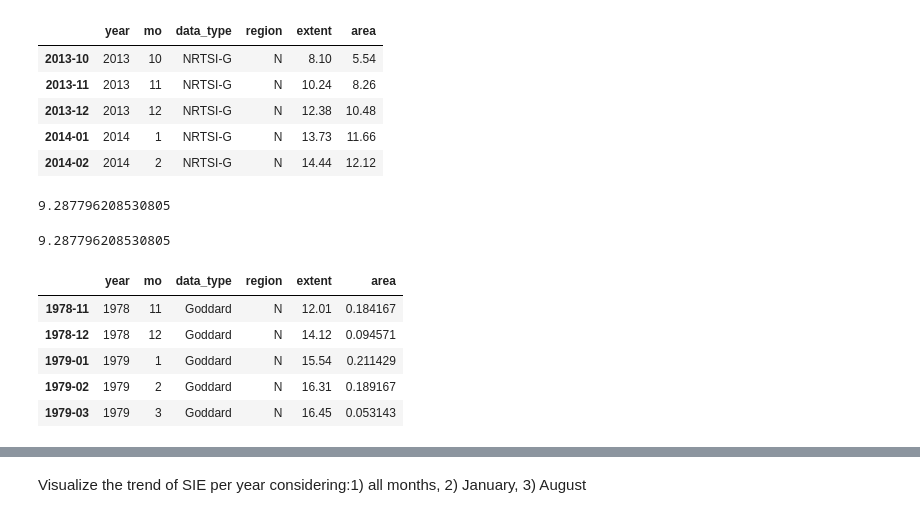
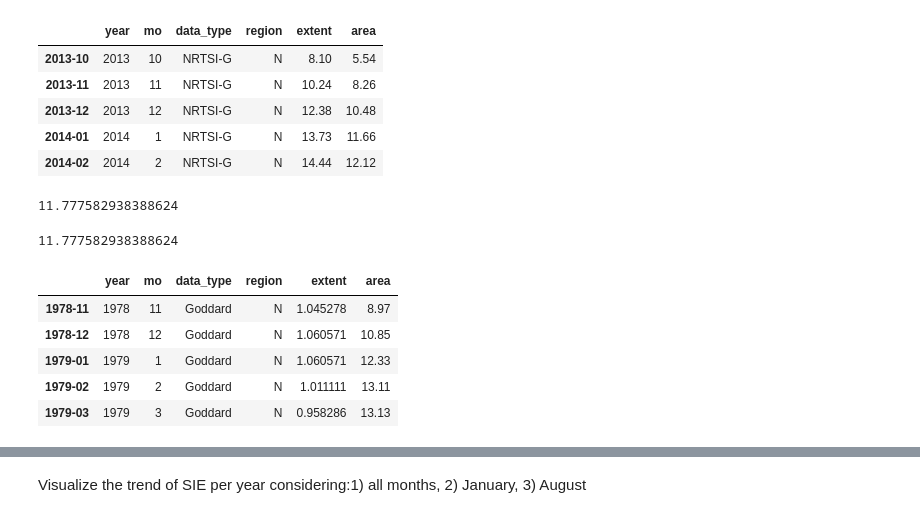
Before and after one commit to Jorgvt/Master_IA3, a Jupyter notebook: Introducción a Python/Estadística/Tarea Entregable/Sea Ice Extent.ipynb, the cells around one changed output, grey strips where cells are left out. Drawn from its saved outputs; the diff is of its cells as text; code cells hidden in the pictures.

```diff
--- a/Introducción a Python/Estadística/Tarea Entregable/Sea Ice Extent.ipynb
+++ b/Introducción a Python/Estadística/Tarea Entregable/Sea Ice Extent.ipynb
@@ -207,24 +208,24 @@ df3_norm.tail()
 | 2014-01 | 2014 | 1 | NRTSI-G | N | 13.73 | 11.66 |
 | 2014-02 | 2014 | 2 | NRTSI-G | N | 14.44 | 12.12 |
 # %%
-mean_81_13 = df3.mean(axis = 0)["area"]
+mean_81_13 = df3.mean(axis = 0)["extent"]
 mean_81_13
 # %% [output]
-9.287796208530805
+11.777582938388624
 # %%
-df3["area"].mean()
+df3["extent"].mean()
 # %% [output]
-9.287796208530805
+11.777582938388624
 # %%
-df3_norm["area"] = df3_norm[["mo", "area"]].apply(lambda x: x.area - m_mean.loc[x.mo]["area"], axis = 1)
+df3_norm["extent"] = df3_norm[["mo", "extent"]].apply(lambda x: x.extent - m_mean.loc[x.mo]["extent"], axis = 1)
 df3_norm.head()
 # %% [output]
 |  | year | mo | data_type | region | extent | area |
-| 1978-11 | 1978 | 11 | Goddard | N | 12.01 | 0.184167 |
-| 1978-12 | 1978 | 12 | Goddard | N | 14.12 | 0.094571 |
-| 1979-01 | 1979 | 1 | Goddard | N | 15.54 | 0.211429 |
-| 1979-02 | 1979 | 2 | Goddard | N | 16.31 | 0.189167 |
-| 1979-03 | 1979 | 3 | Goddard | N | 16.45 | 0.053143 |
+| 1978-11 | 1978 | 11 | Goddard | N | 1.045278 | 8.97 |
+| 1978-12 | 1978 | 12 | Goddard | N | 1.060571 | 10.85 |
+| 1979-01 | 1979 | 1 | Goddard | N | 1.060571 | 12.33 |
+| 1979-02 | 1979 | 2 | Goddard | N | 1.011111 | 13.11 |
+| 1979-03 | 1979 | 3 | Goddard | N | 0.958286 | 13.13 |
 # %%
 df3_norm["area"].apply(lambda x: (x / mean_81_13) * 100)
 # %% [output]
```
Also changed, not shown: parts of 8 cells of this notebook.
